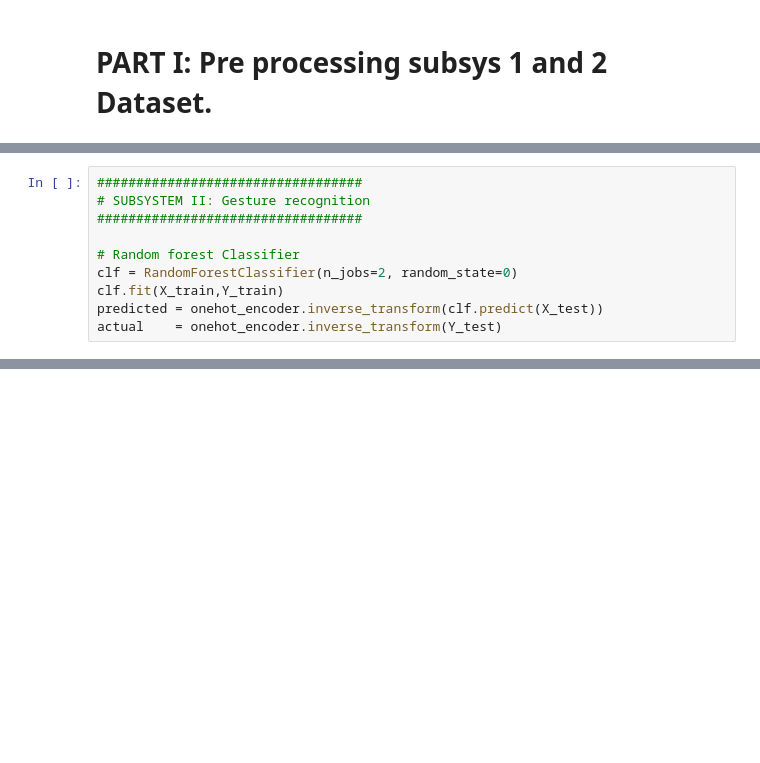
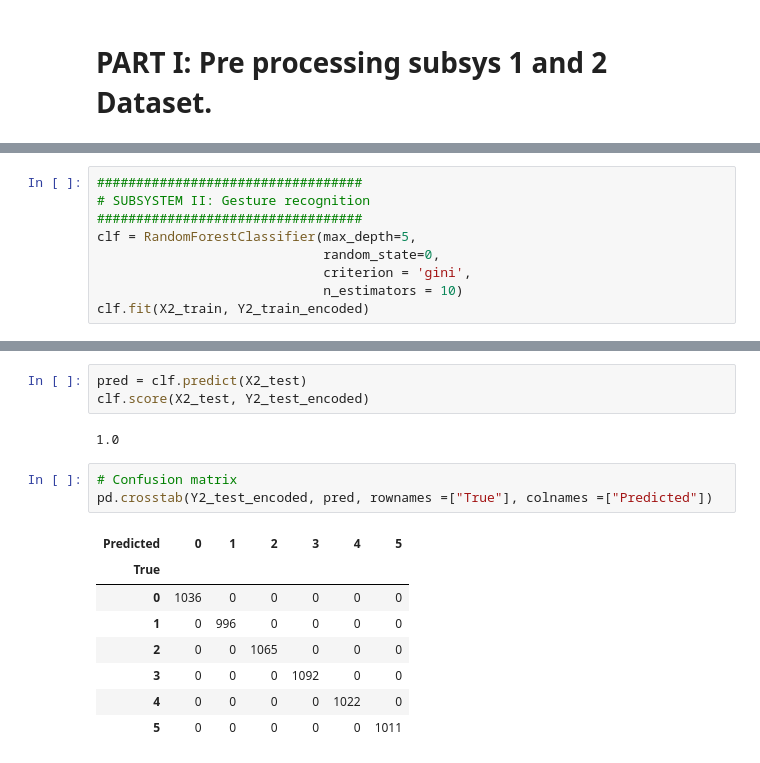
Before and after one commit to dikioth/hand-gesture-interaction, a Jupyter notebook: Elvis.ipynb, the cells around one changed output, grey strips where cells are left out. Drawn from its saved outputs; the diff is of its cells as text; blank space fills up the shorter version.

```diff
--- a/Elvis.ipynb
+++ b/Elvis.ipynb
@@ -173,9 +201,8 @@ The following figure is         :['open' 'dorsal']
 ##################################
 # SUBSYSTEM II: Gesture recognition
 ##################################
-
-# Random forest Classifier
-clf = RandomForestClassifier(n_jobs=2, random_state=0)
-clf.fit(X_train,Y_train)
-predicted = onehot_encoder.inverse_transform(clf.predict(X_test))
-actual    = onehot_encoder.inverse_transform(Y_test)
+clf = RandomForestClassifier(max_depth=5,
+                             random_state=0,
+                             criterion = 'gini',
+                             n_estimators = 10)
+clf.fit(X2_train, Y2_train_encoded)
@@ -181,0 +218,17 @@ actual    = onehot_encoder.inverse_transform(Y_test)
+# %%
+pred = clf.predict(X2_test)
+clf.score(X2_test, Y2_test_encoded)
+# %% [output]
+1.0
+# %%
+# Confusion matrix
+pd.crosstab(Y2_test_encoded, pred, rownames =["True"], colnames =["Predicted"])
+# %% [output]
+| Predicted | 0 | 1 | 2 | 3 | 4 | 5 |
+| True |  |  |  |  |  |  |
+| 0 | 1036 | 0 | 0 | 0 | 0 | 0 |
+| 1 | 0 | 996 | 0 | 0 | 0 | 0 |
+| 2 | 0 | 0 | 1065 | 0 | 0 | 0 |
+| 3 | 0 | 0 | 0 | 1092 | 0 | 0 |
+| 4 | 0 | 0 | 0 | 0 | 1022 | 0 |
+| 5 | 0 | 0 | 0 | 0 | 0 | 1011 |
```
Also changed, not shown: parts of 9 cells of this notebook.
